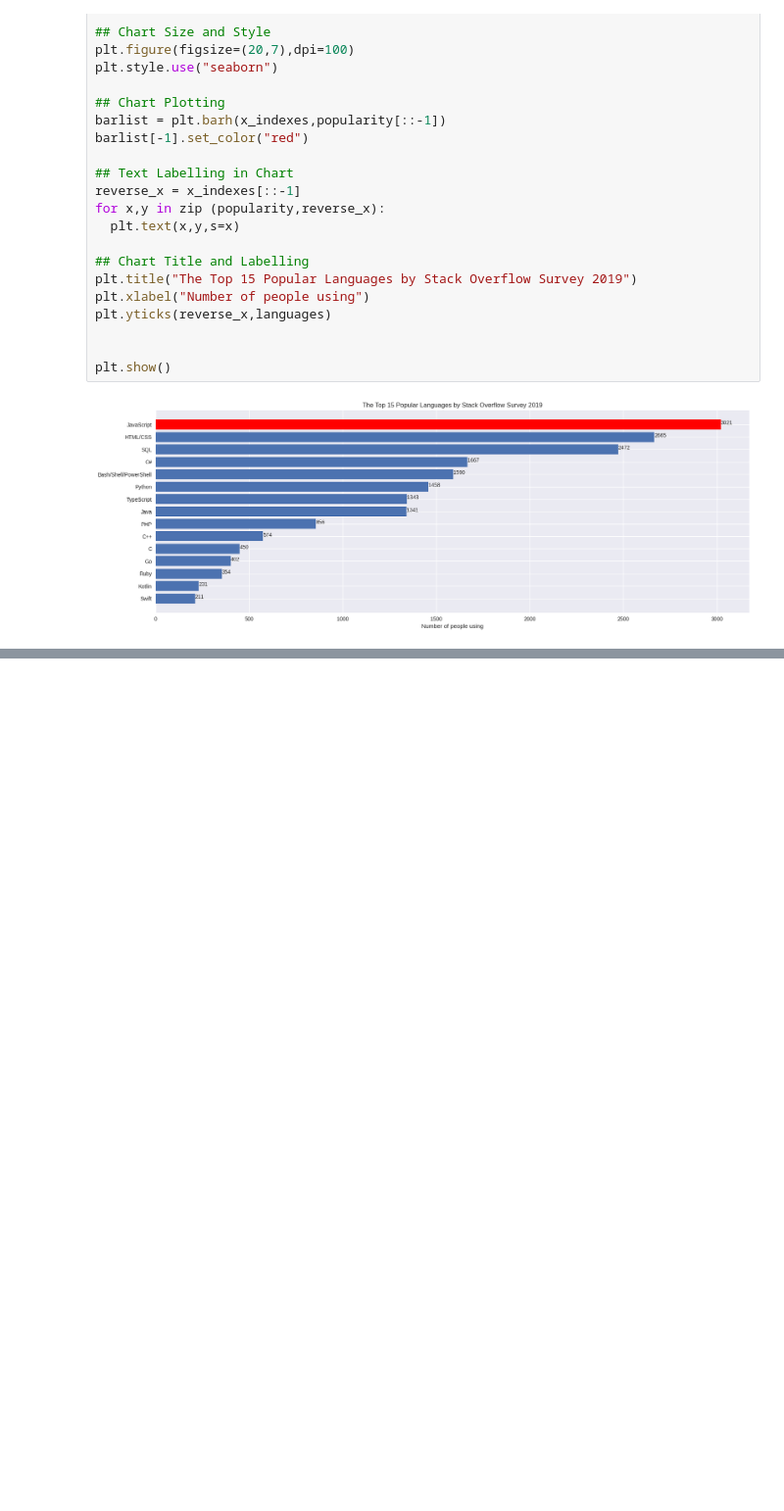
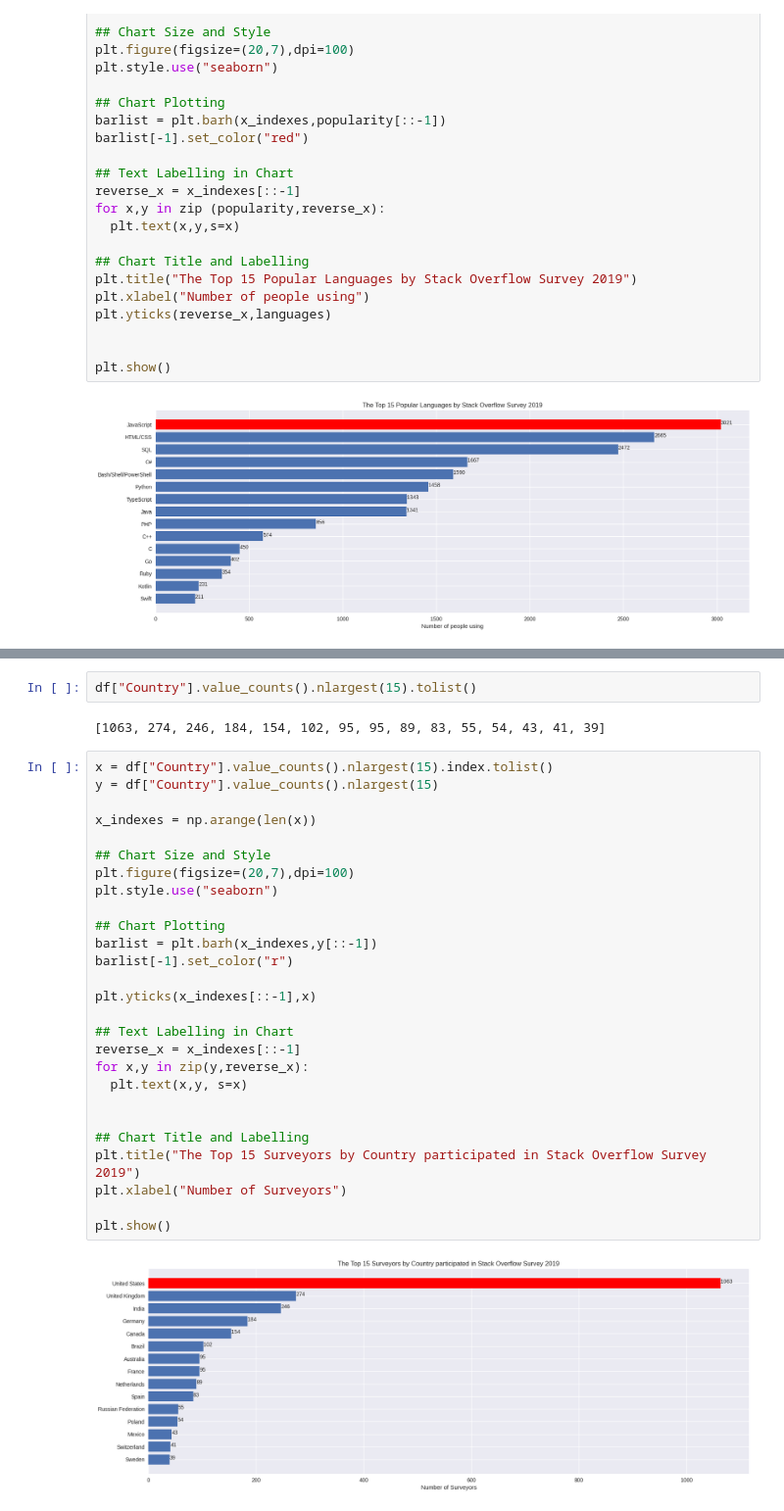
Before and after one commit to justaplan/stack_overflow_survey_analysis, a Jupyter notebook: stack_overflow_survey_chart.ipynb, the cells around one changed output, grey strips where cells are left out. Shown: that part at 98% size. Saved outputs shown, nothing was run; the diff lists cells and outputs as text; blank space fills up the shorter version.

```diff
--- a/stack_overflow_survey_chart.ipynb
+++ b/stack_overflow_survey_chart.ipynb
@@ -101 +109,34 @@ plt.show()
 [figure]
+# %%
+df["Country"].value_counts().nlargest(15).tolist()
+# %% [output]
+[1063, 274, 246, 184, 154, 102, 95, 95, 89, 83, 55, 54, 43, 41, 39]
+# %%
+x = df["Country"].value_counts().nlargest(15).index.tolist()
+y = df["Country"].value_counts().nlargest(15)
+
+x_indexes = np.arange(len(x))
+
+## Chart Size and Style
+plt.figure(figsize=(20,7),dpi=100)
+plt.style.use("seaborn")
+
+## Chart Plotting
+barlist = plt.barh(x_indexes,y[::-1])
+barlist[-1].set_color("r")
+
+plt.yticks(x_indexes[::-1],x)
+
+## Text Labelling in Chart
+reverse_x = x_indexes[::-1]
+for x,y in zip(y,reverse_x):
+  plt.text(x,y, s=x)
+
+
+## Chart Title and Labelling
+plt.title("The Top 15 Surveyors by Country participated in Stack Overflow Survey 2019")
+plt.xlabel("Number of Surveyors")
+
+plt.show()
+# %% [output]
+[figure, added]
```
Also changed, not shown: parts of 2 cells of this notebook.
